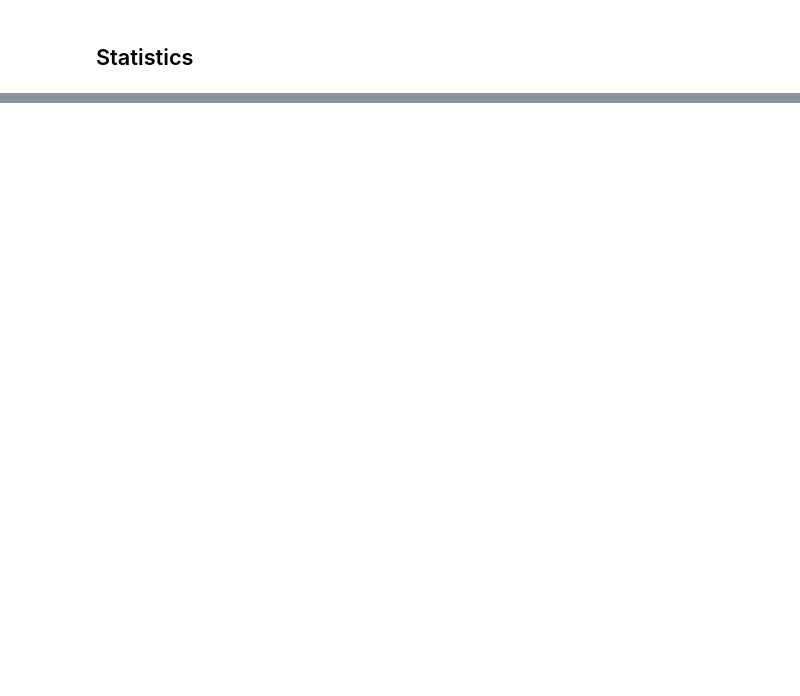
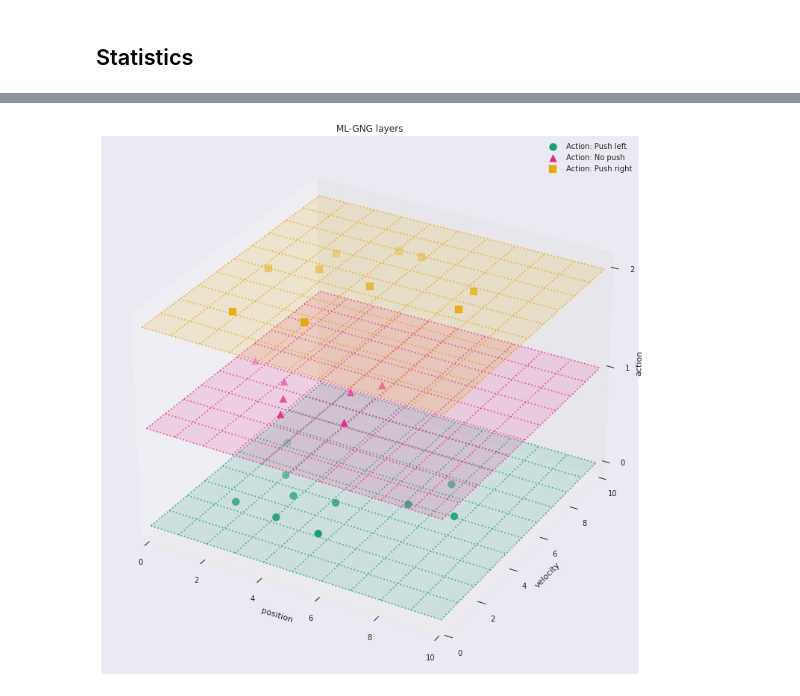
Before and after one commit to nhabbash/con-rl, a Jupyter notebook: notebooks/conrl/conrl_mountaincar.ipynb, the cells around one changed output, grey strips where cells are left out. Saved outputs shown, nothing was run; the diff lists cells and outputs as text; code cells hidden in the pictures; blank space fills up the shorter version.

```diff
--- a/notebooks/conrl/conrl_mountaincar.ipynb
+++ b/notebooks/conrl/conrl_mountaincar.ipynb
@@ -158 +162,13 @@ title="Con-RL v. Vanilla Q")
+# %%
+nodes = conrl.mlgng.get_nodes()
+
+plot_nodes_3d(
+            nodes=nodes,
+            state_size=state_size,
+            action_names=act_dict,
+            symbols=act_symbol,
+            colors=act_color,
+            axis_names=["position", "velocity", "action"])
+# %% [output]
+[figure, added]
 # %%
```
Also changed, not shown: parts of 11 cells of this notebook, 5 other files.
